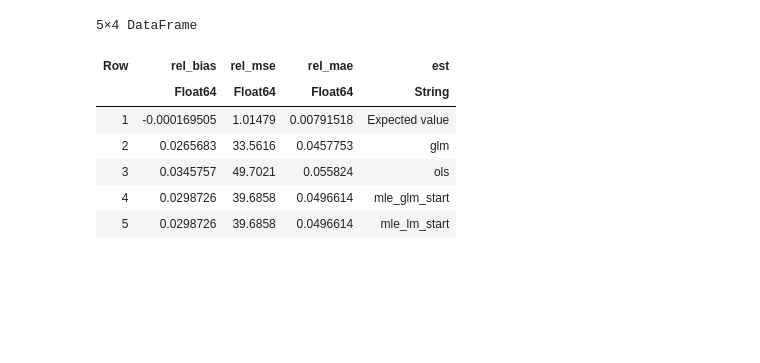
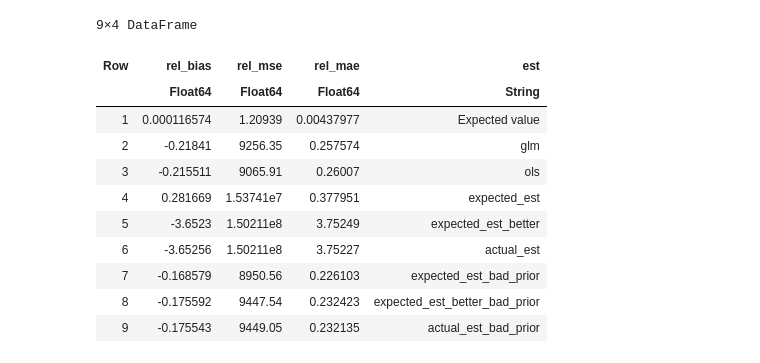
Before and after one commit to ncn-foreigners/Estimation-of-the-number-of-irregular-foreigners, a Jupyter notebook: original_model_sim.ipynb, the cells around one changed output. Saved outputs shown, nothing was run; the diff lists cells and outputs as text; code cells hidden in the pictures; blank space fills up the shorter version.

```diff
--- a/original_model_sim.ipynb
+++ b/original_model_sim.ipynb
@@ -72,0 +198,6 @@ describe(df_res)
+# %%
+df_res = DataFrame(mapreduce(permutedims, vcat, res),
+    ["actual", "expected", "glm_est", "ols_est", "expected_est" , "expected_est_better",
+        "actual_est", "expected_est_bad_prior" , "expected_est_better_bad_prior", "actual_est_bad_prior"])
+
+describe(df_res)
@@ -73,18 +218,23 @@ describe(df_res)
 # %%
 DataFrame(
-    rel_bias = [mean((df_res[:, 1] .- df_res[:, k]) ./ df_res[:, 1])        for k in 2:6],
-    rel_mse  = [mean(((df_res[:, 1] .- df_res[:, k]) .^ 2) ./ df_res[:, 1]) for k in 2:6],
-    rel_mae  = [mean(abs.(df_res[:, 1] .- df_res[:, k]) ./ df_res[:, 1])    for k in 2:6],
-    est      = ["Expected value", "glm", "ols", "mle_glm_start", "mle_lm_start"]
+    rel_bias = [mean((df_res[:, 1] .- df_res[:, k]) ./ df_res[:, 1])        for k in 2:10],
+    rel_mse  = [mean(((df_res[:, 1] .- df_res[:, k]) .^ 2) ./ df_res[:, 1]) for k in 2:10],
+    rel_mae  = [mean(abs.(df_res[:, 1] .- df_res[:, k]) ./ df_res[:, 1])    for k in 2:10],
+    est      = ["Expected value", "glm", "ols", "expected_est", "expected_est_better", "actual_est",
+        "expected_est_bad_prior", "expected_est_better_bad_prior", "actual_est_bad_prior"]
 )
 # %% [output]
-5×4 DataFrame
+9×4 DataFrame
 | Row | rel_bias | rel_mse | rel_mae | est |
 |  | Float64 | Float64 | Float64 | String |
-| 1 | -0.000169505 | 1.01479 | 0.00791518 | Expected value |
-| 2 | 0.0265683 | 33.5616 | 0.0457753 | glm |
-| 3 | 0.0345757 | 49.7021 | 0.055824 | ols |
-| 4 | 0.0298726 | 39.6858 | 0.0496614 | mle_glm_start |
-| 5 | 0.0298726 | 39.6858 | 0.0496614 | mle_lm_start |
+| 1 | 0.000116574 | 1.20939 | 0.00437977 | Expected value |
+| 2 | -0.21841 | 9256.35 | 0.257574 | glm |
+| 3 | -0.215511 | 9065.91 | 0.26007 | ols |
+| 4 | 0.281669 | 1.53741e7 | 0.377951 | expected_est |
+| 5 | -3.6523 | 1.50211e8 | 3.75249 | expected_est_better |
+| 6 | -3.65256 | 1.50211e8 | 3.75227 | actual_est |
+| 7 | -0.168579 | 8950.56 | 0.226103 | expected_est_bad_prior |
+| 8 | -0.175592 | 9447.54 | 0.232423 | expected_est_better_bad_prior |
+| 9 | -0.175543 | 9449.05 | 0.232135 | actual_est_bad_prior |
 # %%
 DataFrame(
```
Also changed, not shown: parts of 19 cells of this notebook, 2 other files.
